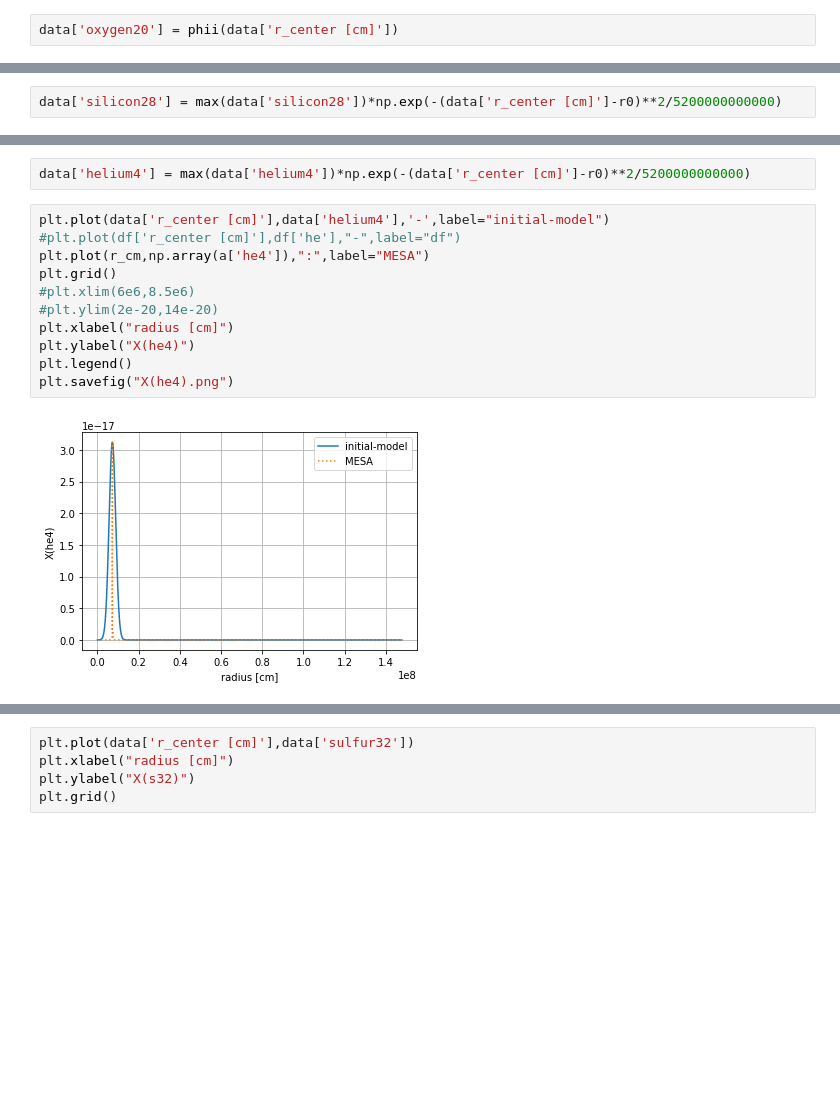
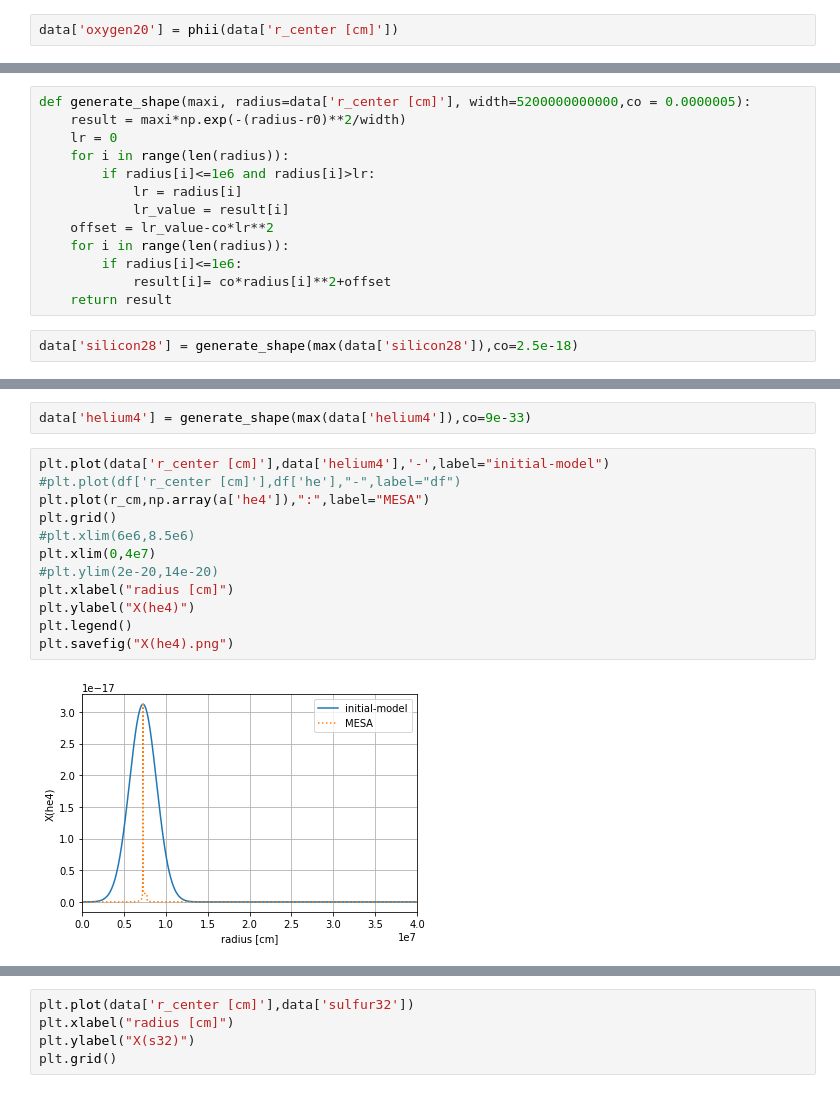
Before and after one commit to XinlongSBU/xinlong_file, a Jupyter notebook: initial-model_prepare/generate_raw.ipynb, the cells around one changed output, grey strips where cells are left out. Drawn from its saved outputs; the diff is of its cells as text; blank space fills up the shorter version.

```diff
--- a/initial-model_prepare/generate_raw.ipynb
+++ b/initial-model_prepare/generate_raw.ipynb
@@ -226,5 +247,18 @@ plt.savefig("X(o20).png")
+# %%
+def generate_shape(maxi, radius=data['r_center [cm]'], width=5200000000000,co = 0.0000005):
+    result = maxi*np.exp(-(radius-r0)**2/width)
+    lr = 0
+    for i in range(len(radius)):
+        if radius[i]<=1e6 and radius[i]>lr:
+            lr = radius[i]
+            lr_value = result[i]
+    offset = lr_value-co*lr**2
+    for i in range(len(radius)):
+        if radius[i]<=1e6:
+            result[i]= co*radius[i]**2+offset
+    return result
 # %%
-data['silicon28'] = max(data['silicon28'])*np.exp(-(data['r_center [cm]']-r0)**2/5200000000000)
+data['silicon28'] = generate_shape(max(data['silicon28']),co=2.5e-18)
 # %%
 plt.plot(data['r_center [cm]'],data['silicon28'],"-",label="initial-model")
 #plt.plot(df['r_center [cm]'],df['si'],"-",label="df")
@@ -243,15 +292,16 @@ plt.savefig("X(si28).png")
 # %%
-data['helium4'] = max(data['helium4'])*np.exp(-(data['r_center [cm]']-r0)**2/5200000000000)
+data['helium4'] = generate_shape(max(data['helium4']),co=9e-33)
 # %%
 plt.plot(data['r_center [cm]'],data['helium4'],'-',label="initial-model")
 #plt.plot(df['r_center [cm]'],df['he'],"-",label="df")
 plt.plot(r_cm,np.array(a['he4']),":",label="MESA")
 plt.grid()
 #plt.xlim(6e6,8.5e6)
+plt.xlim(0,4e7)
 #plt.ylim(2e-20,14e-20)
 plt.xlabel("radius [cm]")
 plt.ylabel("X(he4)")
 plt.legend()
 plt.savefig("X(he4).png")
 # %% [output]
-[figure, old version]
+[figure, new version]
```
Also changed, not shown: parts of 34 cells of this notebook, 3 other files.
